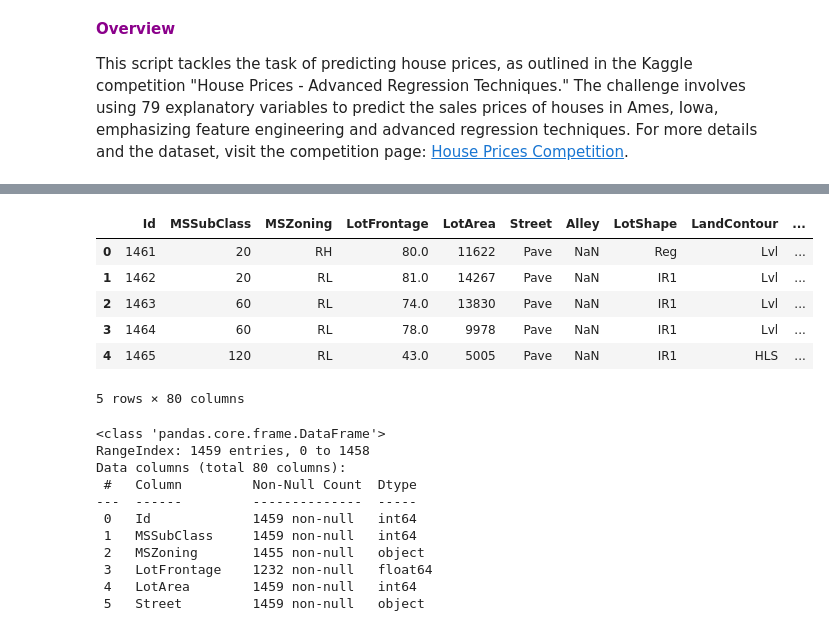
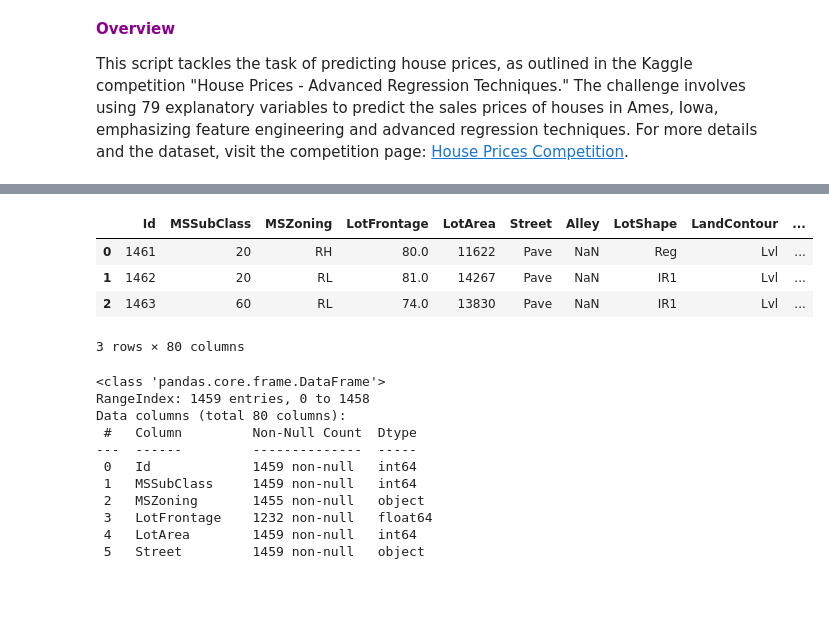
Before and after one commit to dadmehrdi/Kaggle_Competitions, a Jupyter notebook: Kaggle Competition - House Prices Prediction using TFDF.ipynb, the cells around one changed output, grey strips where cells are left out. Cells and saved outputs as stored; diff of their text form; code cells hidden in the pictures; blank space fills up the shorter version.

```diff
--- a/Kaggle Competition - House Prices Prediction using TFDF.ipynb
+++ b/Kaggle Competition - House Prices Prediction using TFDF.ipynb
@@ -21,13 +19,11 @@ train_data.head()
 # %%
-test_data.head()
+test_data.head(3)
 # %% [output]
 |  | Id | MSSubClass | MSZoning | LotFrontage | LotArea | Street | Alley | LotShape | LandContour | ... |
 | 0 | 1461 | 20 | RH | 80.0 | 11622 | Pave | NaN | Reg | Lvl | ... |
 | 1 | 1462 | 20 | RL | 81.0 | 14267 | Pave | NaN | IR1 | Lvl | ... |
 | 2 | 1463 | 60 | RL | 74.0 | 13830 | Pave | NaN | IR1 | Lvl | ... |
-| 3 | 1464 | 60 | RL | 78.0 | 9978 | Pave | NaN | IR1 | Lvl | ... |
-| 4 | 1465 | 120 | RL | 43.0 | 5005 | Pave | NaN | IR1 | HLS | ... |
-5 rows × 80 columns
+3 rows × 80 columns
 # %%
 test_data.info()
 # %% [output]
```
Also changed, not shown: parts of 19 cells of this notebook.
